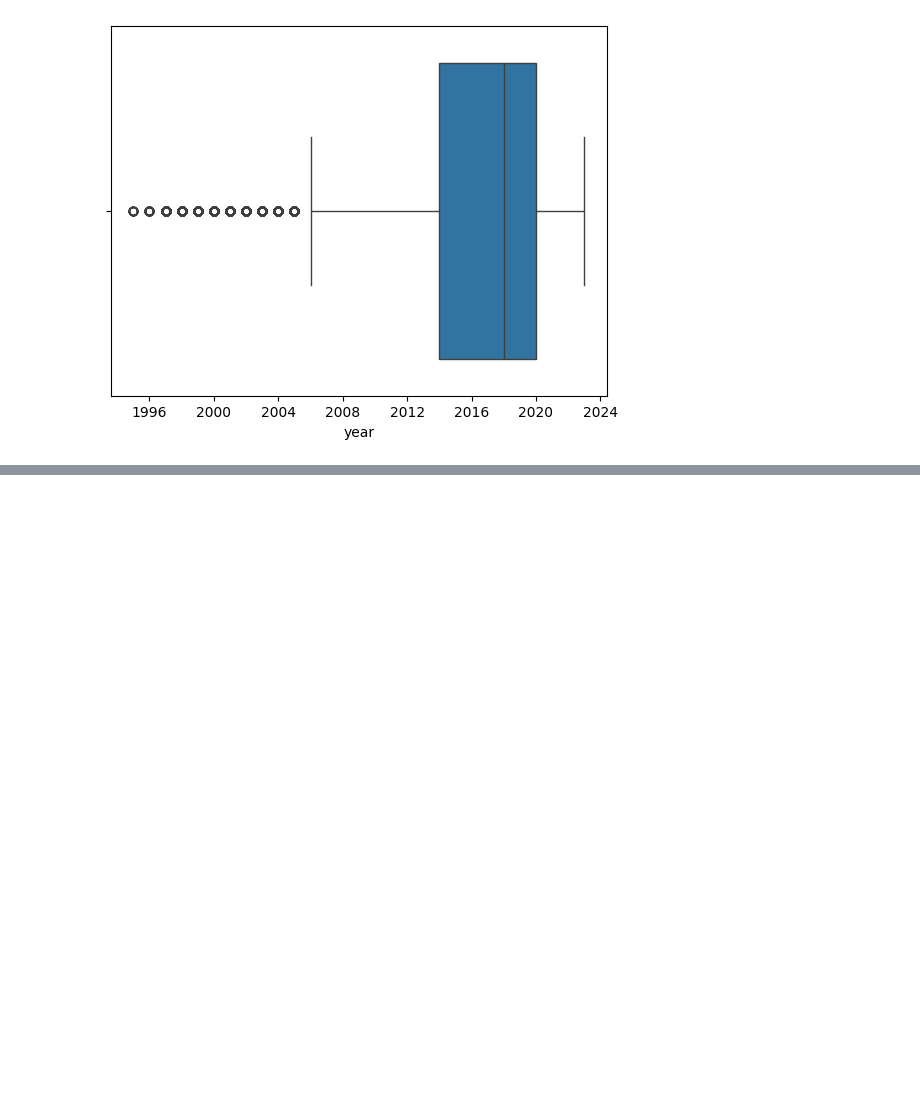
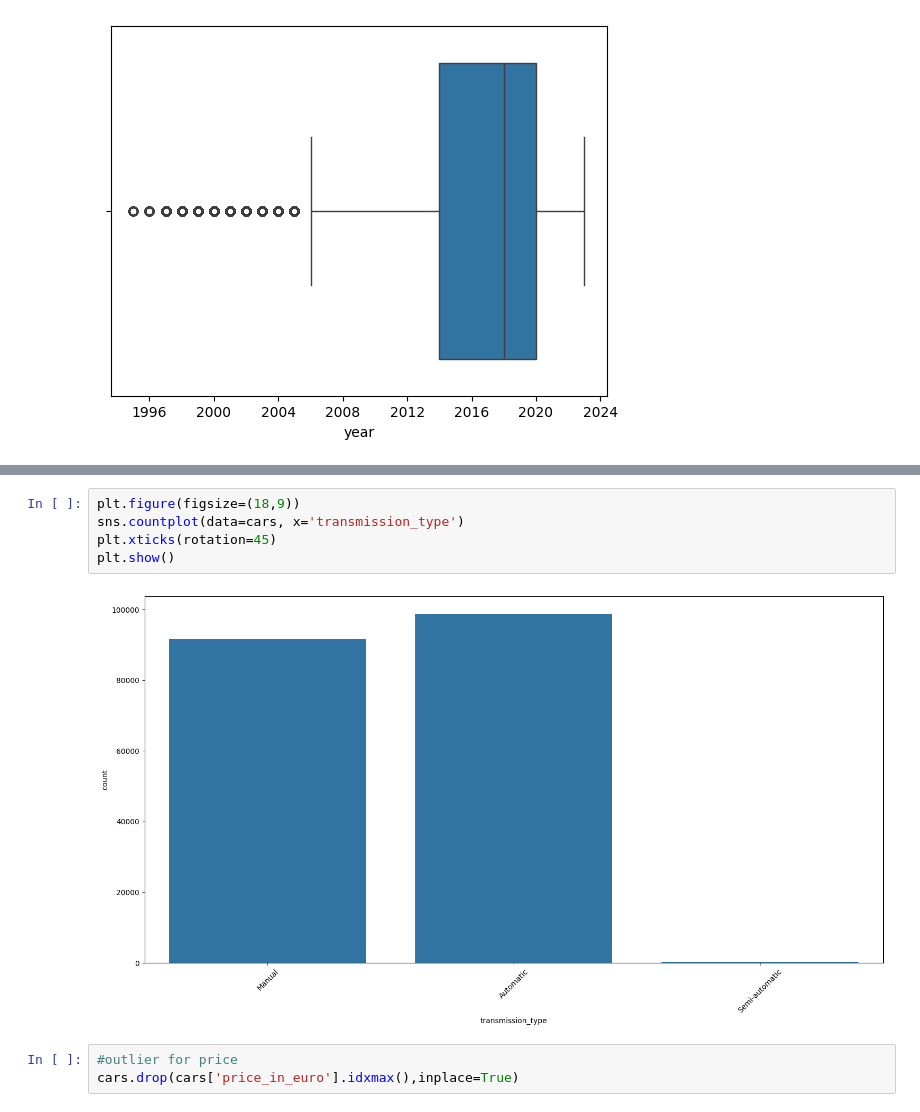
Before and after one commit to saintLaurentII/ML_PROJ, a Jupyter notebook: v1.ipynb, the cells around one changed output, grey strips where cells are left out. Drawn from its saved outputs; the diff is of its cells as text; blank space fills up the shorter version.

```diff
--- a/v1.ipynb
+++ b/v1.ipynb
@@ -214,0 +255,10 @@ plt.show()
+# %%
+plt.figure(figsize=(18,9))
+sns.countplot(data=cars, x='transmission_type')
+plt.xticks(rotation=45)
+plt.show()
+# %% [output]
+[figure, added]
+# %%
+#outlier for price
+cars.drop(cars['price_in_euro'].idxmax(),inplace=True)
```
Also changed, not shown: parts of 23 cells of this notebook.
